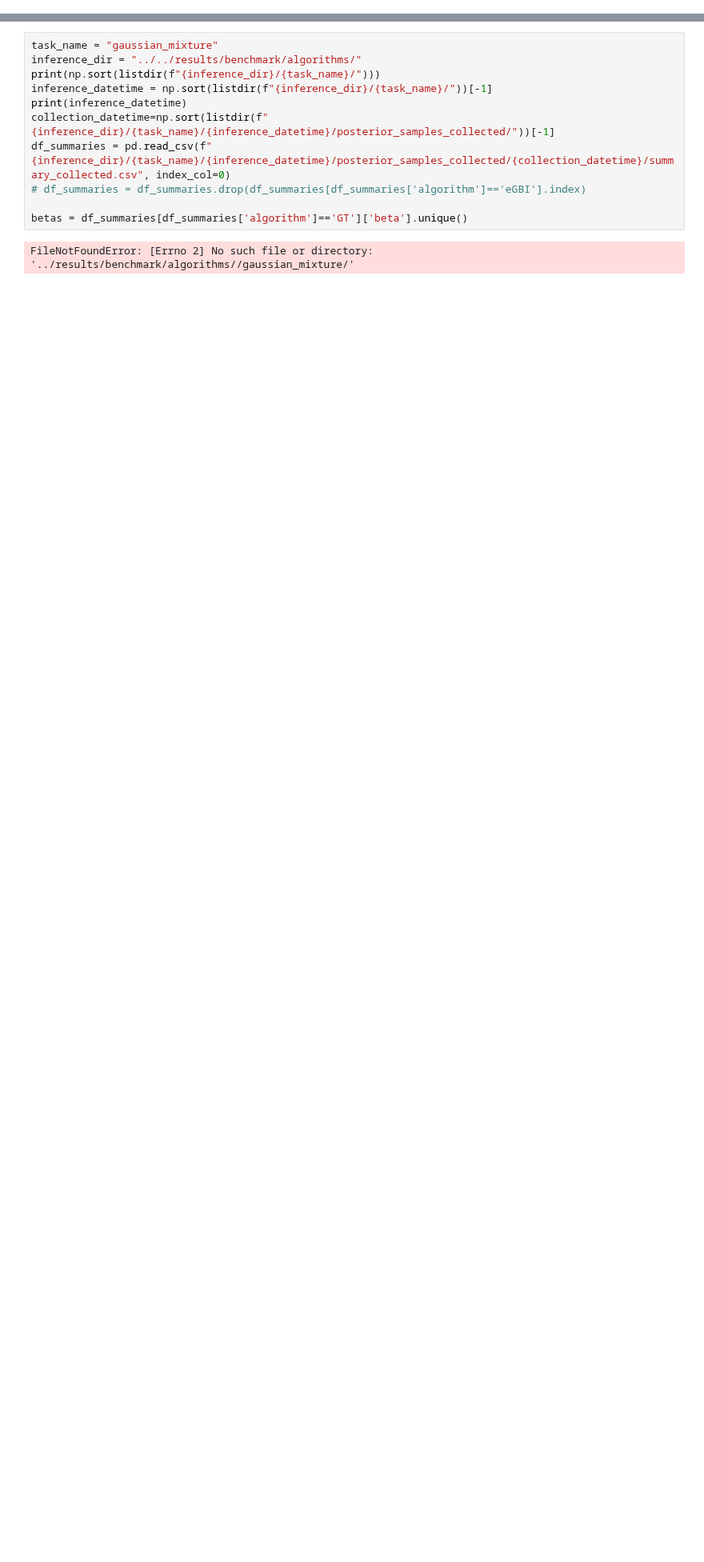
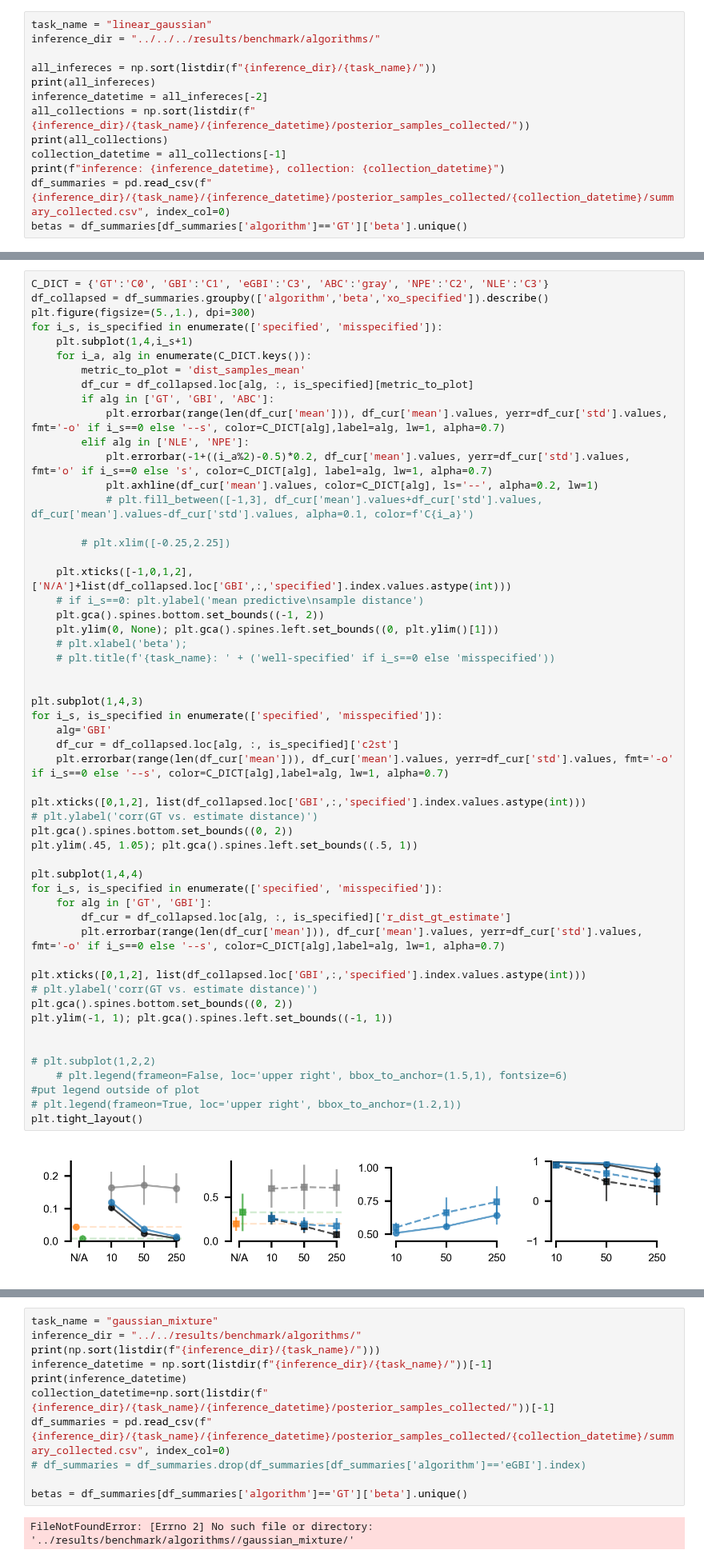
Before and after one commit to mackelab/neuralgbi, a Jupyter notebook: paper/fig2/notebooks/01_benchmark_results.ipynb, the cells around one changed output, grey strips where cells are left out. Shown at 80% size. Cells and saved outputs as stored; diff of their text form; blank space fills up the shorter version.

```diff
--- a/paper/fig2/notebooks/01_benchmark_results.ipynb
+++ b/paper/fig2/notebooks/01_benchmark_results.ipynb
@@ -22,0 +20,13 @@ import gbi.utils.utils as gbi_utils
+# %%
+task_name = "linear_gaussian"
+inference_dir = "../../../results/benchmark/algorithms/"
+
+all_infereces = np.sort(listdir(f"{inference_dir}/{task_name}/"))
+print(all_infereces)
+inference_datetime = all_infereces[-2]
+all_collections = np.sort(listdir(f"{inference_dir}/{task_name}/{inference_datetime}/posterior_samples_collected/"))
+print(all_collections)
+collection_datetime = all_collections[-1]
+print(f"inference: {inference_datetime}, collection: {collection_datetime}")
+df_summaries = pd.read_csv(f"{inference_dir}/{task_name}/{inference_datetime}/posterior_samples_collected/{collection_datetime}/summary_collected.csv", index_col=0)
+betas = df_summaries[df_summaries['algorithm']=='GT']['beta'].unique()
@@ -22,0 +37,56 @@ import gbi.utils.utils as gbi_utils
+# %%
+C_DICT = {'GT':'C0', 'GBI':'C1', 'eGBI':'C3', 'ABC':'gray', 'NPE':'C2', 'NLE':'C3'}
+df_collapsed = df_summaries.groupby(['algorithm','beta','xo_specified']).describe()
+plt.figure(figsize=(5.,1.), dpi=300)
+for i_s, is_specified in enumerate(['specified', 'misspecified']):
+    plt.subplot(1,4,i_s+1)
+    for i_a, alg in enumerate(C_DICT.keys()):
+        metric_to_plot = 'dist_samples_mean'
+        df_cur = df_collapsed.loc[alg, :, is_specified][metric_to_plot]
+        if alg in ['GT', 'GBI', 'ABC']:
+            plt.errorbar(range(len(df_cur['mean'])), df_cur['mean'].values, yerr=df_cur['std'].values, fmt='-o' if i_s==0 else '--s', color=C_DICT[alg],label=alg, lw=1, alpha=0.7)
+        elif alg in ['NLE', 'NPE']:
+            plt.errorbar(-1+((i_a%2)-0.5)*0.2, df_cur['mean'].values, yerr=df_cur['std'].values, fmt='o' if i_s==0 else 's', color=C_DICT[alg], label=alg, lw=1, alpha=0.7)
+            plt.axhline(df_cur['mean'].values, color=C_DICT[alg], ls='--', alpha=0.2, lw=1)
+            # plt.fill_between([-1,3], df_cur['mean'].values+df_cur['std'].values, df_cur['mean'].values-df_cur['std'].values, alpha=0.1, color=f'C{i_a}')
+
+        # plt.xlim([-0.25,2.25])
+
+    plt.xticks([-1,0,1,2], ['N/A']+list(df_collapsed.loc['GBI',:,'specified'].index.values.astype(int)))
+    # if i_s==0: plt.ylabel('mean predictive\nsample distance')
+    plt.gca().spines.bottom.set_bounds((-1, 2))
+    plt.ylim(0, None); plt.gca().spines.left.set_bounds((0, plt.ylim()[1]))
+    # plt.xlabel('beta');
+    # plt.title(f'{task_name}: ' + ('well-specified' if i_s==0 else 'misspecified'))
+
+
+plt.subplot(1,4,3)
+for i_s, is_specified in enumerate(['specified', 'misspecified']):
+    alg='GBI'
+    df_cur = df_collapsed.loc[alg, :, is_specified]['c2st']
+    plt.errorbar(range(len(df_cur['mean'])), df_cur['mean'].values, yerr=df_cur['std'].values, fmt='-o' if i_s==0 else '--s', color=C_DICT[alg],label=alg, lw=1, alpha=0.7)
+
+plt.xticks([0,1,2], list(df_collapsed.loc['GBI',:,'specified'].index.values.astype(int)))
+# plt.ylabel('corr(GT vs. estimate distance)')
+plt.gca().spines.bottom.set_bounds((0, 2))
+plt.ylim(.45, 1.05); plt.gca().spines.left.set_bounds((.5, 1))
+
+plt.subplot(1,4,4)
+for i_s, is_specified in enumerate(['specified', 'misspecified']):
+    for alg in ['GT', 'GBI']:
+        df_cur = df_collapsed.loc[alg, :, is_specified]['r_dist_gt_estimate']
+        plt.errorbar(range(len(df_cur['mean'])), df_cur['mean'].values, yerr=df_cur['std'].values, fmt='-o' if i_s==0 else '--s', color=C_DICT[alg],label=alg, lw=1, alpha=0.7)
+
+plt.xticks([0,1,2], list(df_collapsed.loc['GBI',:,'specified'].index.values.astype(int)))
+# plt.ylabel('corr(GT vs. estimate distance)')
+plt.gca().spines.bottom.set_bounds((0, 2))
+plt.ylim(-1, 1); plt.gca().spines.left.set_bounds((-1, 1))
+
+
+# plt.subplot(1,2,2)
+    # plt.legend(frameon=False, loc='upper right', bbox_to_anchor=(1.5,1), fontsize=6)
+#put legend outside of plot
+# plt.legend(frameon=True, loc='upper right', bbox_to_anchor=(1.2,1))
+plt.tight_layout()
+# %% [output]
+[figure, added]
```
Also changed, not shown: parts of 38 cells of this notebook, 7 other files.
